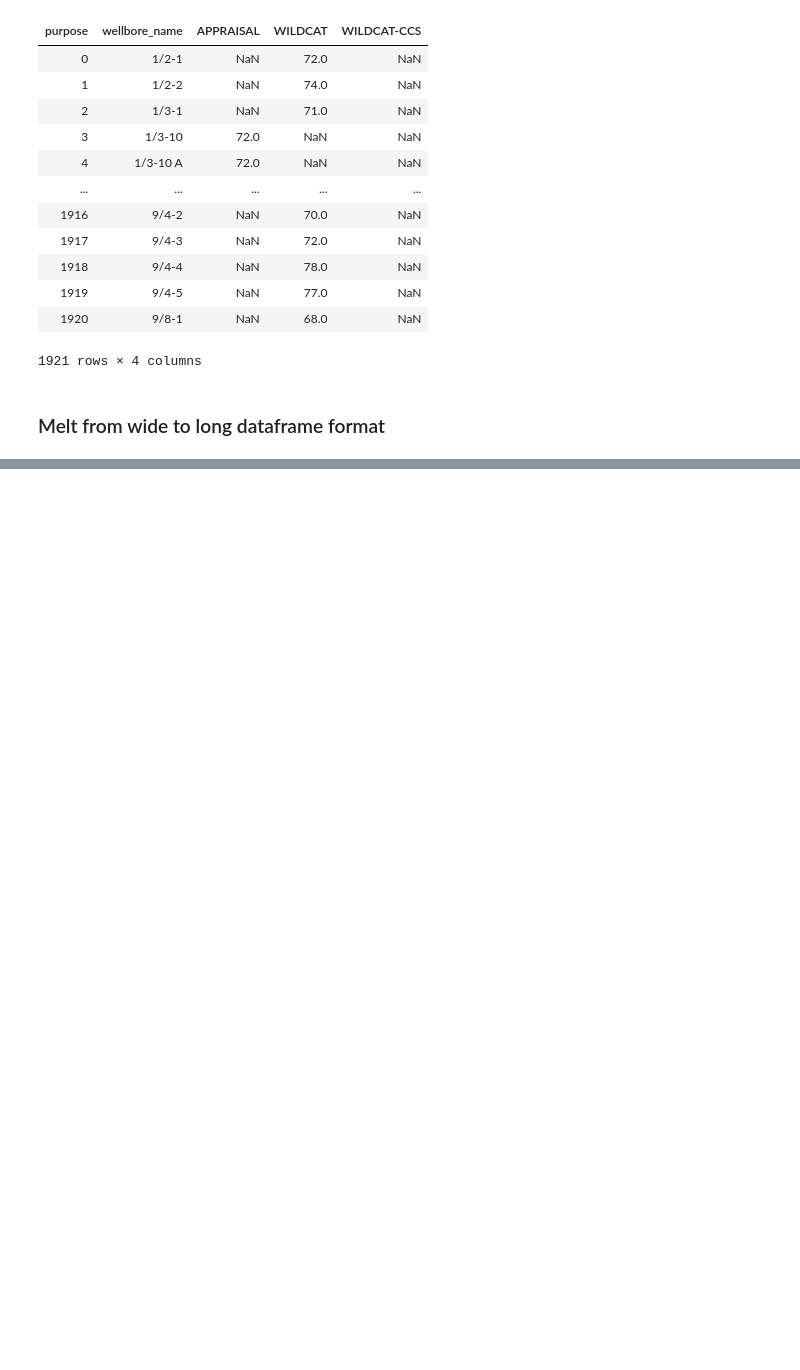
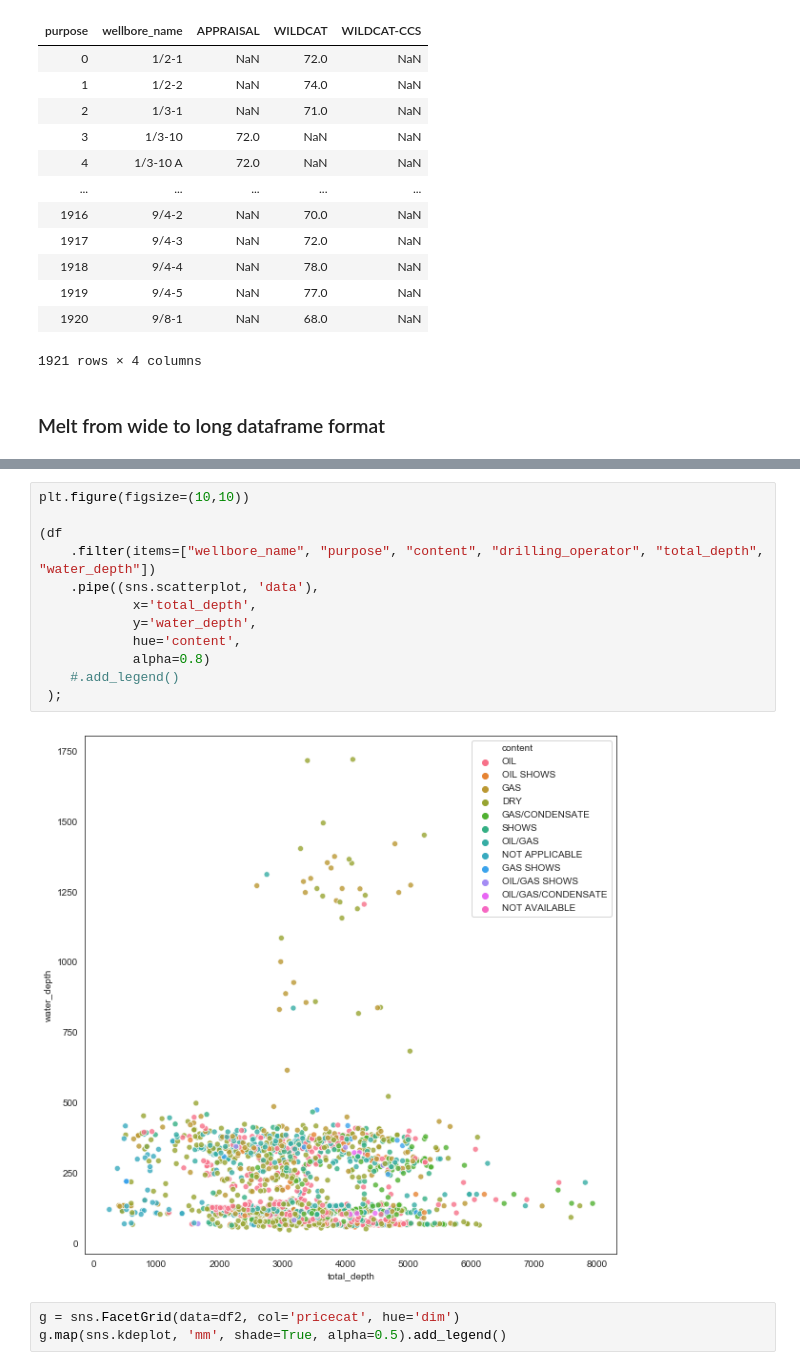
Before and after one commit to baky0905/geoscience-python, a Jupyter notebook: source/notebooks/data_cleaning_dataframes.ipynb, the cells around one changed output, grey strips where cells are left out. Cells and saved outputs as stored; diff of their text form; blank space fills up the shorter version.

```diff
--- a/source/notebooks/data_cleaning_dataframes.ipynb
+++ b/source/notebooks/data_cleaning_dataframes.ipynb
@@ -599,0 +658,17 @@ df_pivoted
+# %%
+plt.figure(figsize=(10,10))
+
+(df
+    .filter(items=["wellbore_name", "purpose", "content", "drilling_operator", "total_depth", "water_depth"])
+    .pipe((sns.scatterplot, 'data'),
+            x='total_depth',
+            y='water_depth',
+            hue='content',
+            alpha=0.8)
+    #.add_legend()
+ );
+# %% [output]
+[figure, added]
+# %%
+g = sns.FacetGrid(data=df2, col='pricecat', hue='dim')
+g.map(sns.kdeplot, 'mm', shade=True, alpha=0.5).add_legend()
```
Also changed, not shown: parts of 6 cells of this notebook, 2 other files.
